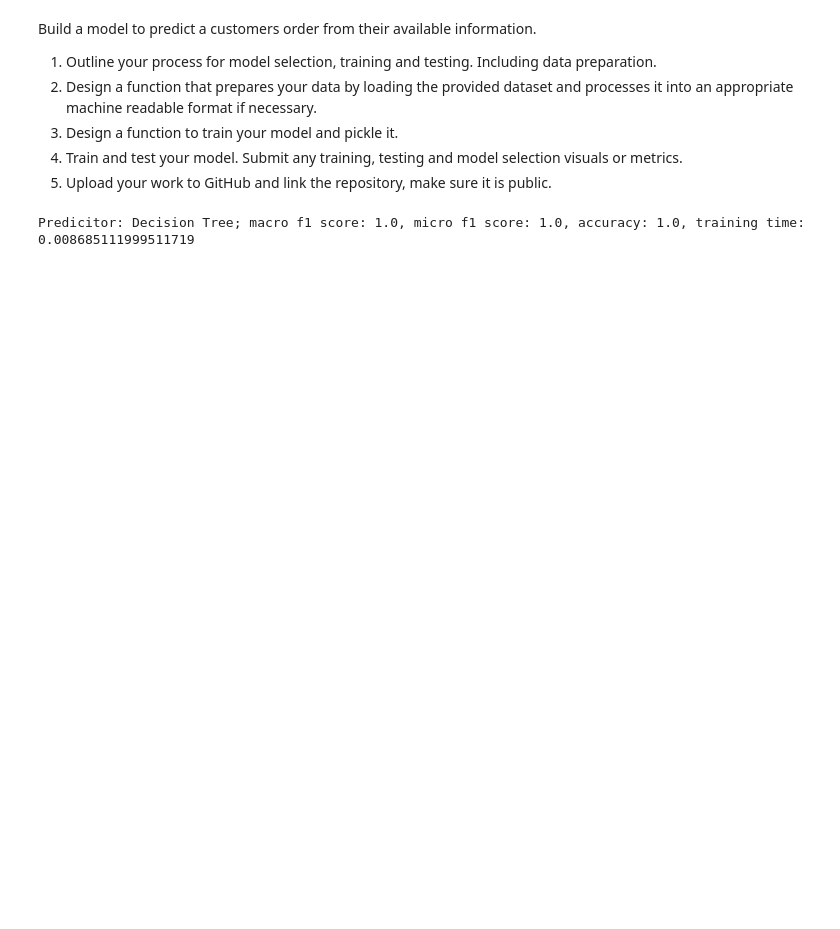
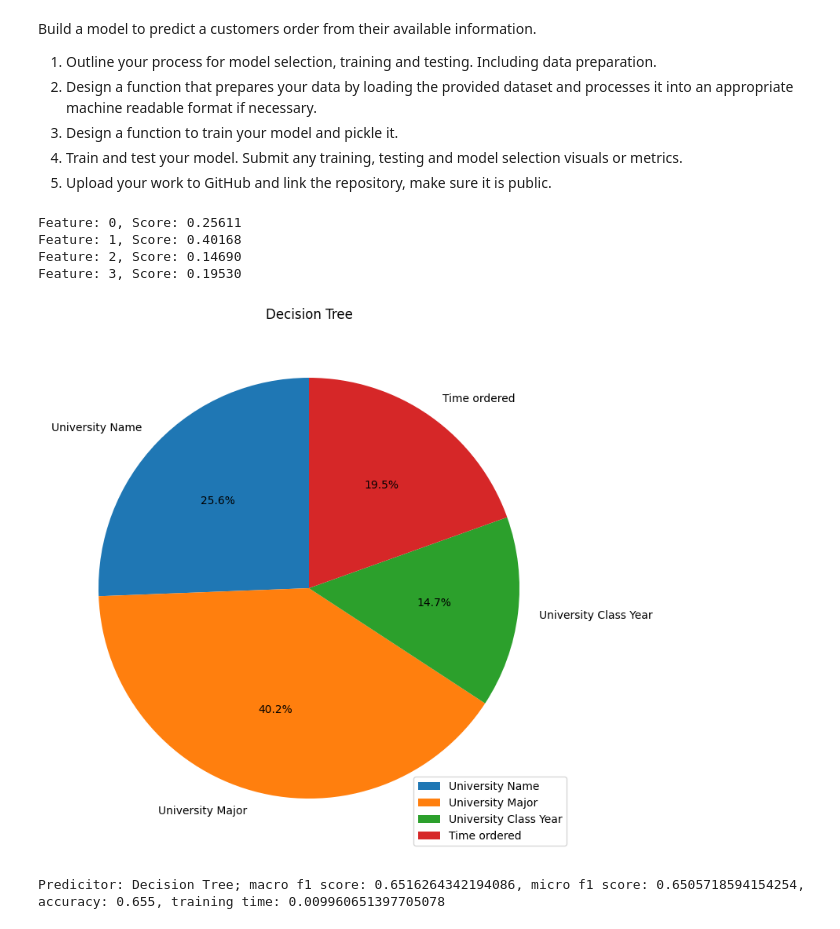
Before and after one commit to tuanle277/Xtern_2024_AI_prompt, a Jupyter notebook: AI_work_prompt.ipynb, the cells around one changed output. Cells and saved outputs as stored; diff of their text form; code cells hidden in the pictures; blank space fills up the shorter version.

```diff
--- a/AI_work_prompt.ipynb
+++ b/AI_work_prompt.ipynb
@@ -32,7 +32,7 @@ order_df['Major'] = le_university_major.fit_transform(order_df['Major'])
 order_df['Year'] = le_university_class.fit_transform(order_df['Year'])
 order_df['Order'] = le_university_order.fit_transform(order_df['Order'])
 # %%
-X = order_df[['University', 'Major', 'Year', 'Price', 'Calories']]
+X = order_df[['University', 'Major', 'Year', 'Time']]
 y = order_df['Order']
 # %%
 from sklearn.model_selection import train_test_split
@@ -40,20 +40,40 @@ X_train, X_test, Y_train, Y_test = train_test_split(X, y, test_size=0.2)
 # %%
 from sklearn.tree import DecisionTreeClassifier
 from sklearn.metrics import classification_report
+import matplotlib.pyplot as plt
 import time
 
 """________________model + classification + prediciton__________________"""
 
 classifier_name, classifier = "Decision Tree", DecisionTreeClassifier()
 
 t_start = time.time()
 classifier.fit(X_train, Y_train)
 t_end = time.time()
 
 t_diff = t_end - t_start
 preds = classifier.predict(X_test)
 
+
+feature_names = ["University Name", "University Major", "University Class Year", "Time ordered"]
+importance = classifier.feature_importances_
+# summarize feature importance
+for i,v in enumerate(importance):
+  print('Feature: %0d, Score: %.5f' % (i,v))
+# plot feature importance
+plt.rcParams['figure.figsize'] = [14, 7]
+plt.pie(importance, labels=feature_names, autopct='%1.1f%%', startangle=90)
+plt.tight_layout()
+plt.legend(feature_names, loc="lower right")
+plt.title(classifier_name)
+plt.show()
+
 report = classification_report(Y_test, preds, output_dict=True)
 print(f'Predicitor: {classifier_name}; macro f1 score: {report["macro avg"]["f1-score"]}, micro f1 score: {report["weighted avg"]["f1-score"]}, accuracy: {report["accuracy"]}, training time: {t_diff}')
 # %% [output]
-Predicitor: Decision Tree; macro f1 score: 1.0, micro f1 score: 1.0, accuracy: 1.0, training time: 0.008685111999511719
+Feature: 0, Score: 0.25611
+Feature: 1, Score: 0.40168
+Feature: 2, Score: 0.14690
+Feature: 3, Score: 0.19530
+[figure, added]
+Predicitor: Decision Tree; macro f1 score: 0.6516264342194086, micro f1 score: 0.6505718594154254, accuracy: 0.655, training time: 0.009960651397705078
```
Also changed, not shown: parts of 2 cells of this notebook.
